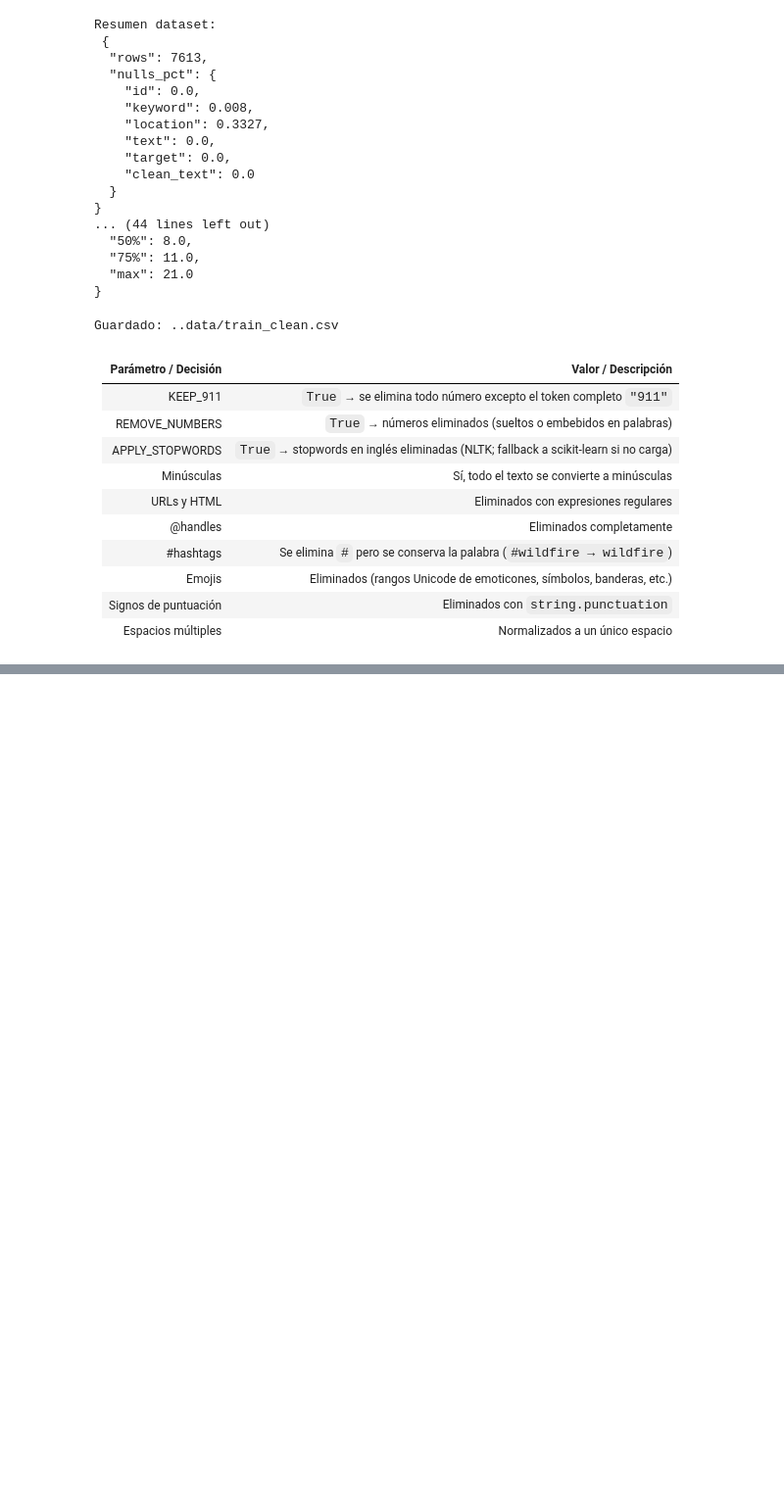
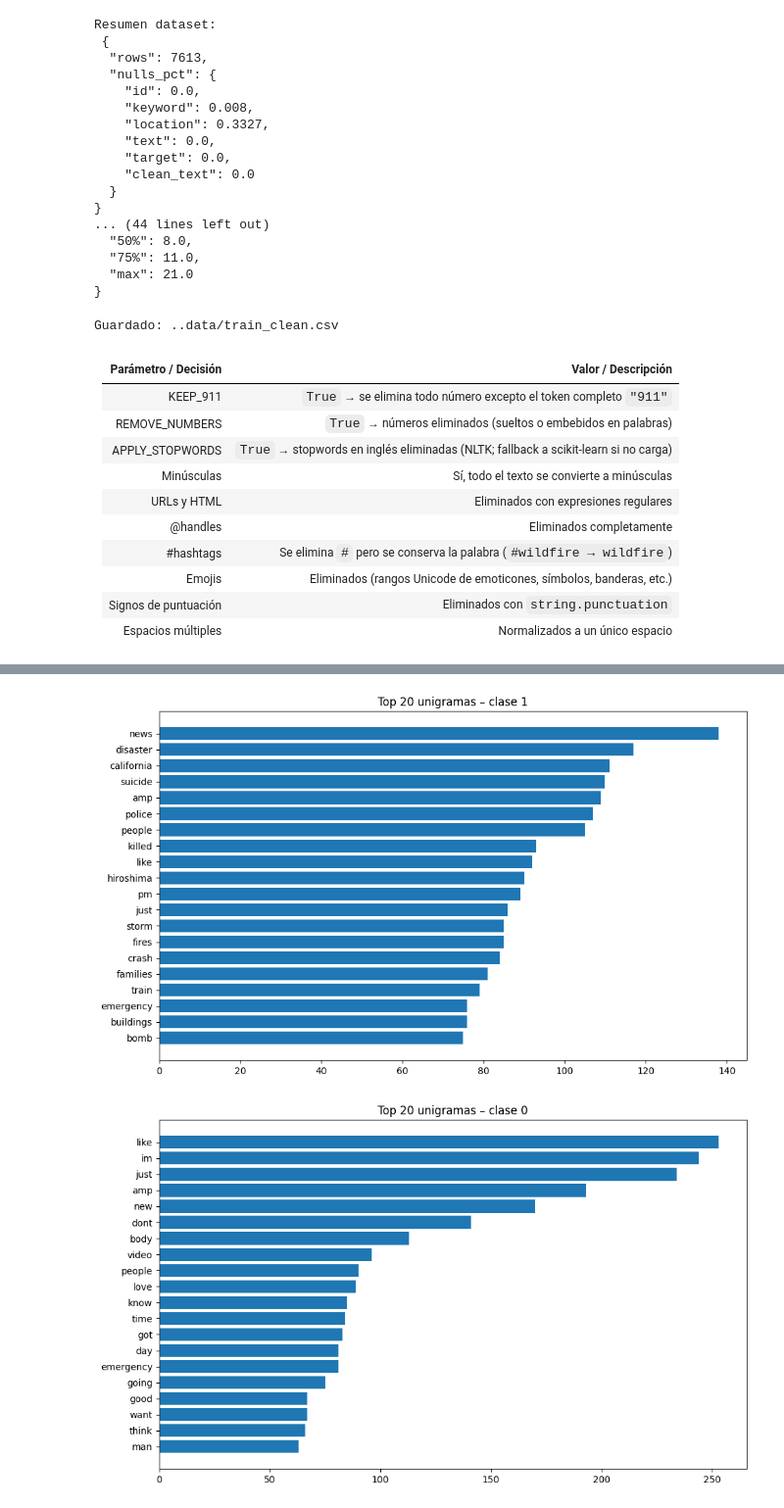
Before and after one commit to EdwinOrtegaK/Lab5_DS, a Jupyter notebook: src/data.ipynb, the cells around one changed output, grey strips where cells are left out. Shown at 98% size. Saved outputs shown, nothing was run; the diff lists cells and outputs as text; code cells hidden in the pictures; blank space fills up the shorter version.

```diff
--- a/src/data.ipynb
+++ b/src/data.ipynb
@@ -230,0 +265,19 @@ Guardado: ..data/train_clean.csv
+# %%
+# Unigramas
+uni_df = top_terms_by_class(
+    df["clean_text"].values, df["target"].values,
+    ngram=(1,1), topk=TOPK, min_df=MIN_DF, stop_words=STOP
+)
+display(uni_df.head(2*TOPK))
+
+# Bigramas
+bi_df = top_terms_by_class(
+    df["clean_text"].values, df["target"].values,
+    ngram=(2,2), topk=TOPK, min_df=MIN_DF, stop_words=STOP
+)
+display(bi_df.head(2*TOPK))
+
+Path("../reports").mkdir(exist_ok=True, parents=True)
+uni_df.to_csv("../reports/top_unigrams_by_class.csv", index=False)
+bi_df.to_csv("../reports/top_bigrams_by_class.csv", index=False)
+print("Guardados:\n  ../reports/top_unigrams_by_class.csv\n  ../reports/top_bigrams_by_class.csv")
@@ -230,0 +322,23 @@ Guardado: ..data/train_clean.csv
+# %%
+# Barras horizontales por clase
+def plot_top_bar(df_terms, cls, title_suffix, topk=20):
+    data = df_terms[df_terms["class"]==cls].head(topk).iloc[::-1]
+    if data.empty:
+        print(f"Clase {cls}: sin términos para graficar.")
+        return
+    plt.figure(figsize=(10, 6))
+    plt.barh(data["term"], data["freq"])  # no especificar colores
+    plt.title(f"Top {len(data)} {title_suffix} – clase {cls}")
+    plt.tight_layout()
+    plt.show()
+
+# Unigramas
+plot_top_bar(uni_df, 1, "unigramas", topk=20)
+plot_top_bar(uni_df, 0, "unigramas", topk=20)
+
+# Bigramas
+plot_top_bar(bi_df,  1, "bigramas",  topk=20)
+plot_top_bar(bi_df,  0, "bigramas",  topk=20)
+# %% [output]
+[figure, added]
+[figure, added]
```
Also changed, not shown: parts of 5 cells of this notebook.
